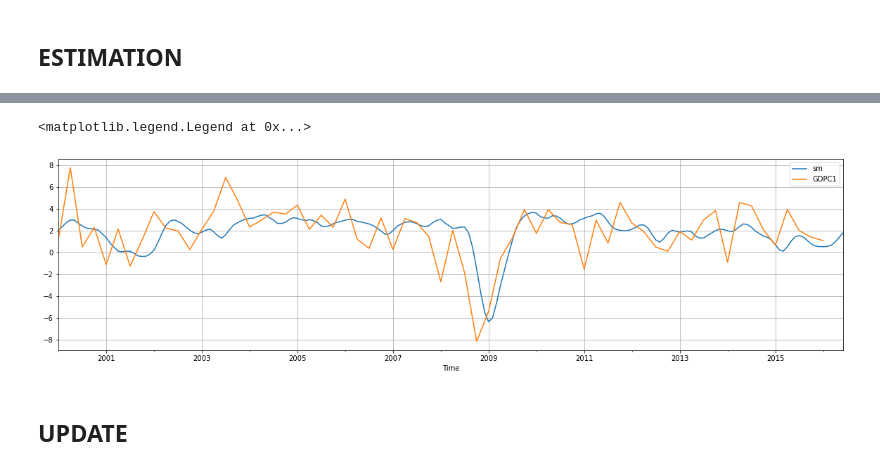
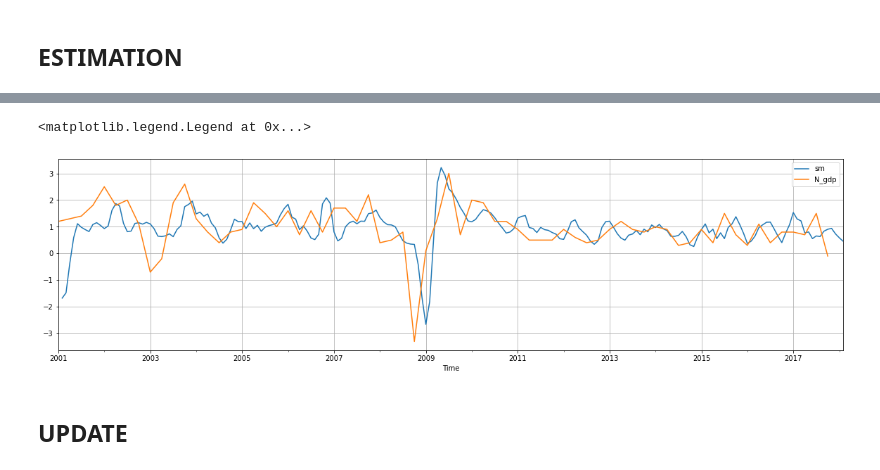
Before and after one commit to hyunchangyi/nowcasting, a Jupyter notebook: nowcasting_kr.ipynb, the cells around one changed output, grey strips where cells are left out. Saved outputs shown, nothing was run; the diff lists cells and outputs as text; code cells hidden in the pictures.

```diff
--- a/nowcasting_kr.ipynb
+++ b/nowcasting_kr.ipynb
@@ -1579,15 +1618,15 @@ axs.legend()
 # %%
-x_sm, x_tr = get_smoothed('res_t5', 'GDPC1', ['Global'])
+x_sm, x_tr = get_smoothed('res_t5', 'N_gdp', ['Global'])
 
 fig, axs = plt.subplots(1, 1, figsize=(20, 5))
 
 x_sm.plot(ax=axs, label='sm')
 x_tr.plot(ax=axs)
 axs.grid()
 axs.legend()
 # %% [output]
 <matplotlib.legend.Legend at 0x...>
-[figure, old version]
+[figure, new version]
 # %% [markdown]
 ## UPDATE
 # %%
```
Also changed, not shown: parts of 4 cells of this notebook, 2 other files.
